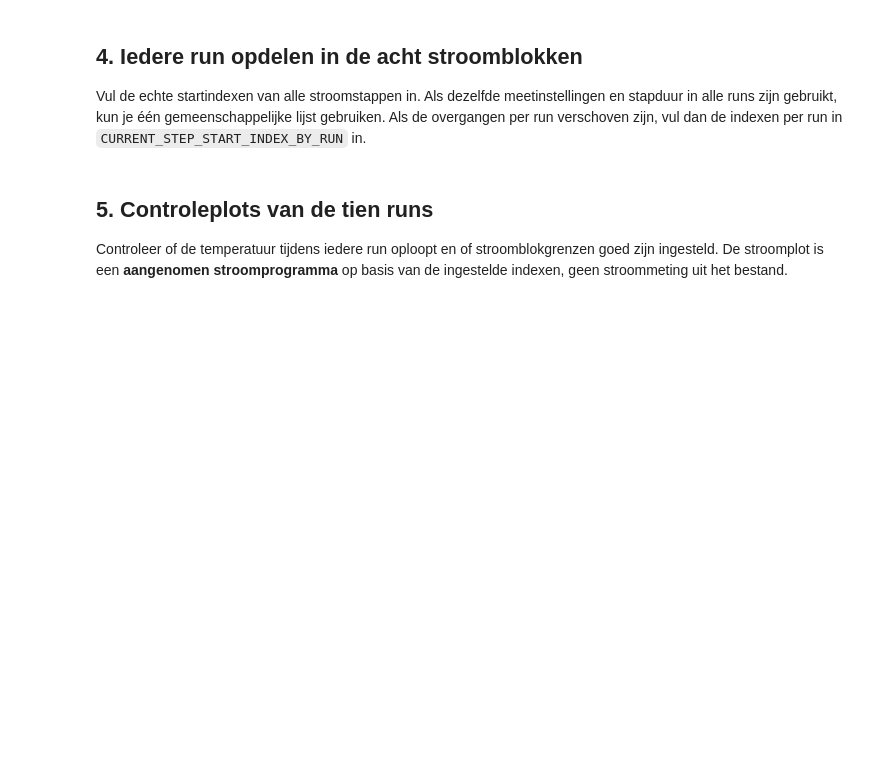
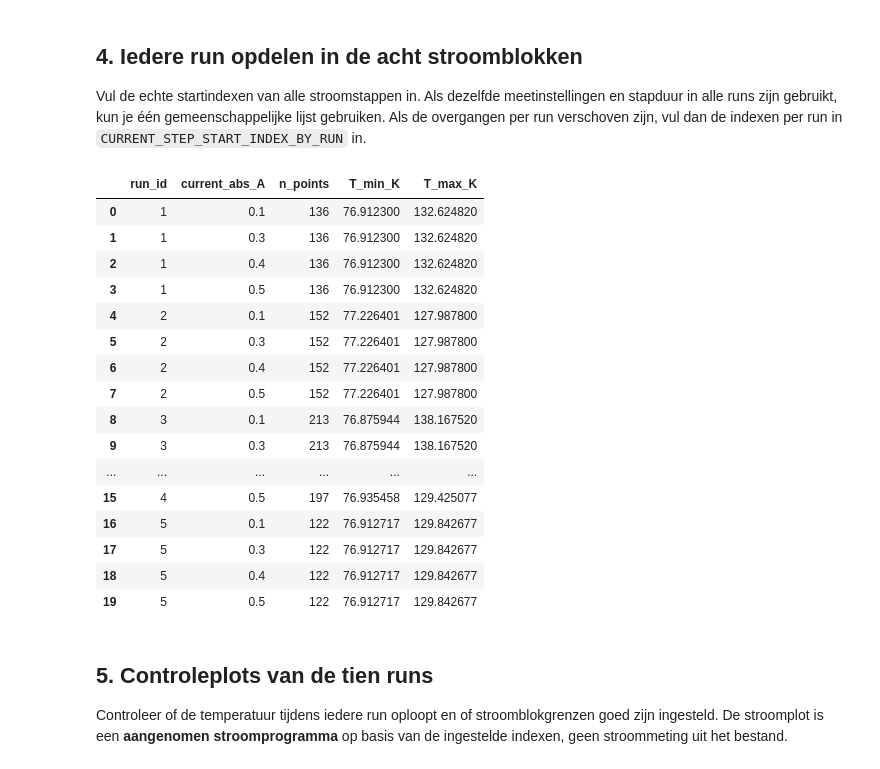
Before and after one commit to ebepolman-bit/RP3, a Jupyter notebook: supergeleider_offset_BT_template_v4_10_runs.ipynb, the cells around one changed output. Saved outputs shown, nothing was run; the diff lists cells and outputs as text; code cells hidden in the pictures; blank space fills up the shorter version.

```diff
--- a/supergeleider_offset_BT_template_v4_10_runs.ipynb
+++ b/supergeleider_offset_BT_template_v4_10_runs.ipynb
@@ -155,47 +164,30 @@ display(data_all.head())
 
 Vul de echte startindexen van alle stroomstappen in. Als dezelfde meetinstellingen en stapduur in alle runs zijn gebruikt, kun je één gemeenschappelijke lijst gebruiken. Als de overgangen per run verschoven zijn, vul dan de indexen per run in `CURRENT_STEP_START_INDEX_BY_RUN` in.
 # %%
-def get_start_indices(run_id):
-    if run_id in CURRENT_STEP_START_INDEX_BY_RUN:
-        starts = CURRENT_STEP_START_INDEX_BY_RUN[run_id]
-    else:
-        starts = CURRENT_STEP_START_INDEX_COMMON
-    if len(starts) != len(CURRENT_SEQUENCE_A):
-        raise ValueError(
-            f"Run {run_id}: vul precies {len(CURRENT_SEQUENCE_A)} stroomblok-startindexen in. "
-            "Gebruik CURRENT_STEP_START_INDEX_COMMON of CURRENT_STEP_START_INDEX_BY_RUN."
-        )
-    starts = np.asarray(starts, dtype=int)
-    if starts[0] != 0 or np.any(starts < 0) or np.any(np.diff(starts) <= 0):
-        raise ValueError(f"Run {run_id}: startindexen moeten oplopend, uniek en niet-negatief zijn; eerste index is 0.")
-    return starts
-
-all_blocks = []
-block_summaries = []
-for run_id, run_df in data_all.groupby("run_id", sort=True):
-    run_df = run_df.sort_values("sample_index").copy()
-    starts = get_start_indices(run_id)
-    if starts[-1] >= len(run_df):
-        raise ValueError(f"Run {run_id}: laatste startindex ({starts[-1]}) ligt buiten de data ({len(run_df)} punten).")
-    bounds = list(starts) + [len(run_df)]
-    run_df["step_id"] = -1
-    run_df["current_A"] = np.nan
-    for j, current in enumerate(CURRENT_SEQUENCE_A):
-        lo, hi = bounds[j], bounds[j + 1]
-        if hi <= lo:
-            raise ValueError(f"Run {run_id}, stroomblok {j}: geen meetpunten; controleer de indexen.")
-        mask = (run_df["sample_index"] >= lo) & (run_df["sample_index"] < hi)
-        run_df.loc[mask, "step_id"] = j
-        run_df.loc[mask, "current_A"] = current
-    all_blocks.append(run_df)
-    block_summaries.append(run_df.groupby(["step_id", "current_A"], as_index=False).agg(
-        first_index=("sample_index", "min"), last_index=("sample_index", "max"),
-        n_points=("sample_index", "size"), T_min_K=("temperature_K", "min"), T_max_K=("temperature_K", "max")
-    ).assign(run_id=run_id))
-
-data = pd.concat(all_blocks, ignore_index=True)
-block_summary = pd.concat(block_summaries, ignore_index=True)
-display(block_summary[["run_id", "step_id", "current_A", "first_index", "last_index", "n_points", "T_min_K", "T_max_K"]])
+block_summary = paired.groupby(["run_id", "current_abs_A"], as_index=False).agg(
+    n_points=("temperature_K", "count"),
+    T_min_K=("temperature_K", "min"),
+    T_max_K=("temperature_K", "max")
+)
+display(block_summary)
+# %% [output]
+|  | run_id | current_abs_A | n_points | T_min_K | T_max_K |
+| 0 | 1 | 0.1 | 136 | 76.912300 | 132.624820 |
+| 1 | 1 | 0.3 | 136 | 76.912300 | 132.624820 |
+| 2 | 1 | 0.4 | 136 | 76.912300 | 132.624820 |
+| 3 | 1 | 0.5 | 136 | 76.912300 | 132.624820 |
+| 4 | 2 | 0.1 | 152 | 77.226401 | 127.987800 |
+| 5 | 2 | 0.3 | 152 | 77.226401 | 127.987800 |
+| 6 | 2 | 0.4 | 152 | 77.226401 | 127.987800 |
+| 7 | 2 | 0.5 | 152 | 77.226401 | 127.987800 |
+| 8 | 3 | 0.1 | 213 | 76.875944 | 138.167520 |
+| 9 | 3 | 0.3 | 213 | 76.875944 | 138.167520 |
+| ... | ... | ... | ... | ... | ... |
+| 15 | 4 | 0.5 | 197 | 76.935458 | 129.425077 |
+| 16 | 5 | 0.1 | 122 | 76.912717 | 129.842677 |
+| 17 | 5 | 0.3 | 122 | 76.912717 | 129.842677 |
+| 18 | 5 | 0.4 | 122 | 76.912717 | 129.842677 |
+| 19 | 5 | 0.5 | 122 | 76.912717 | 129.842677 |
 # %% [markdown]
 ## 5. Controleplots van de tien runs
 
```
Also changed, not shown: parts of 9 cells of this notebook, 7 other files.
